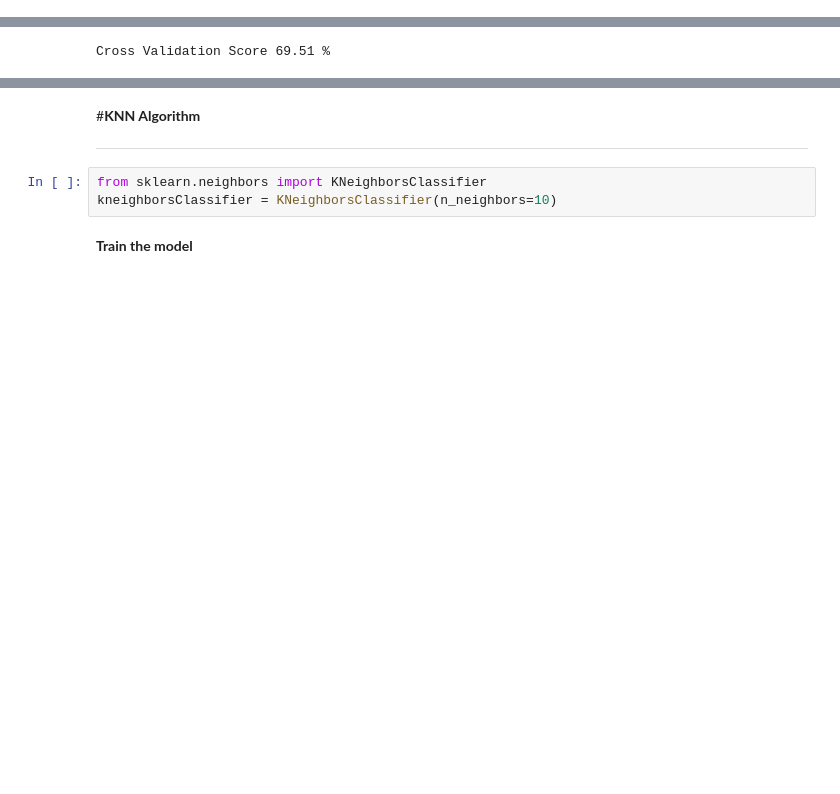
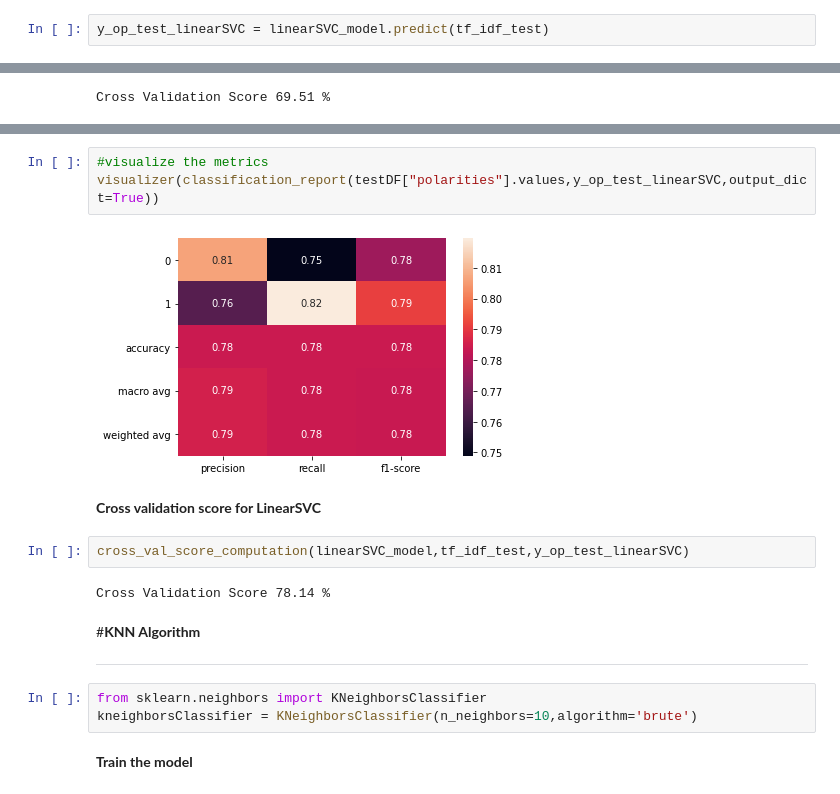
Before and after one commit to rajitakolla/computational_methods, a Jupyter notebook: In_class_exercise_09.ipynb, the cells around one changed output, grey strips where cells are left out. Cells and saved outputs as stored; diff of their text form; blank space fills up the shorter version.

```diff
--- a/In_class_exercise_09.ipynb
+++ b/In_class_exercise_09.ipynb
@@ -256,0 +333,2 @@ y_op_linearSVC = linearSVC_model.predict(x_test)
+# %%
+y_op_test_linearSVC = linearSVC_model.predict(tf_idf_test)
@@ -283,10 +382,21 @@ Cross Validation Score 69.51 %
+# %%
+#visualize the metrics
+visualizer(classification_report(testDF["polarities"].values,y_op_test_linearSVC,output_dict=True))
+# %% [output]
+[figure, added]
+# %% [markdown]
+**Cross validation score for LinearSVC**
+# %%
+cross_val_score_computation(linearSVC_model,tf_idf_test,y_op_test_linearSVC)
+# %% [output]
+Cross Validation Score 78.14 %
 # %% [markdown]
 #**KNN Algorithm**
 
 ---
 # %%
 from sklearn.neighbors import KNeighborsClassifier
-kneighborsClassifier = KNeighborsClassifier(n_neighbors=10)
+kneighborsClassifier = KNeighborsClassifier(n_neighbors=10,algorithm='brute')
 # %% [markdown]
 **Train the model**
 # %%
```
Also changed, not shown: parts of 58 cells of this notebook.
